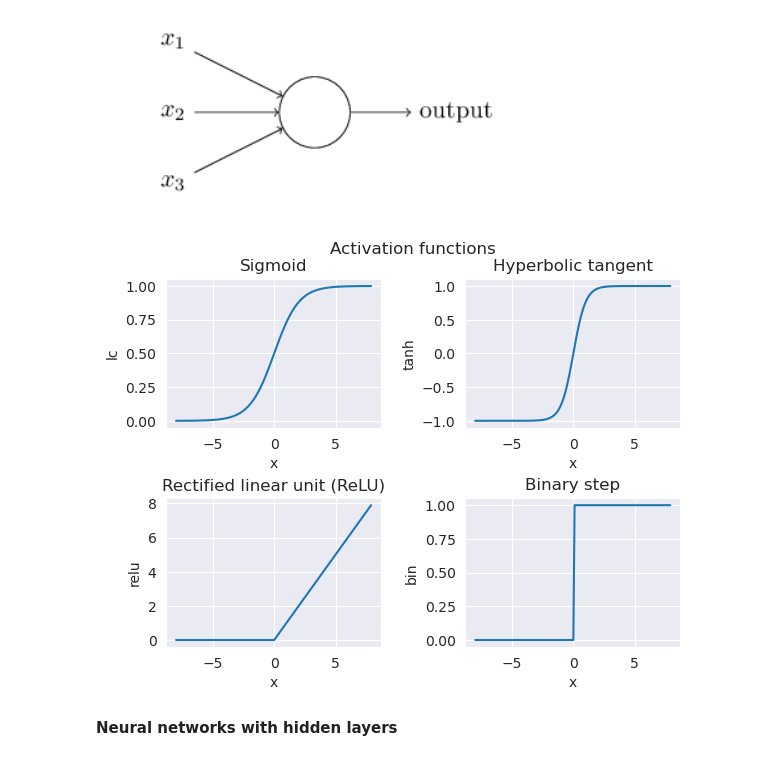
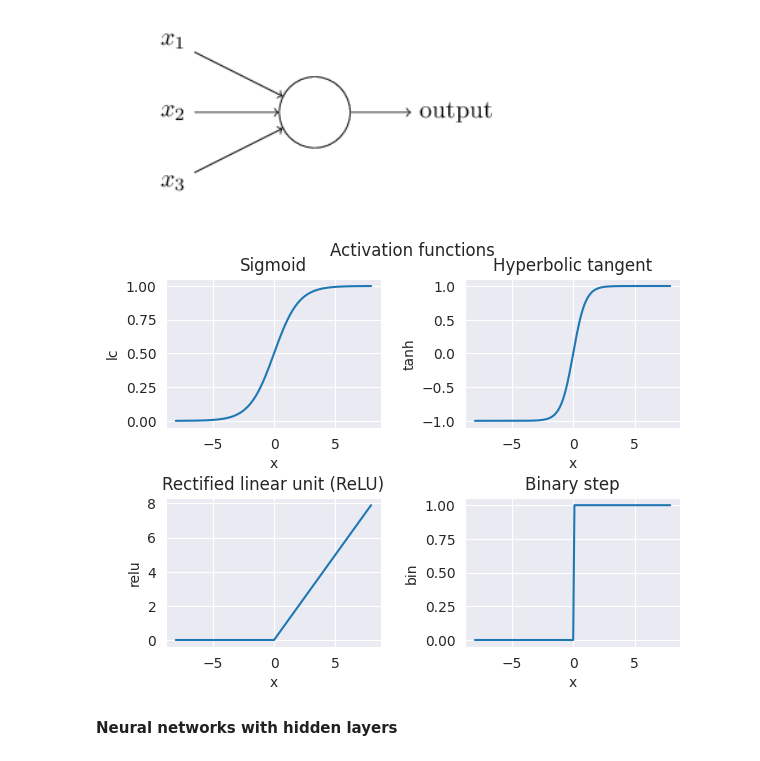
Before and after one commit to LUMC/EfDS, a Jupyter notebook: 13_ml/keras.ipynb, the cells around one changed output. Cells and saved outputs as stored; diff of their text form; code cells hidden in the pictures.

```diff
--- a/13_ml/keras.ipynb
+++ b/13_ml/keras.ipynb
@@ -26,13 +26,12 @@ $$
 with $f$ the `activation` function, e.g. `binary step`, `sigmoid`, `ReLU`, etc.
 # %% [markdown]
 ![image.png](embedded-picture-1)
-# %%
-#from ml_utils import Profile
-import ml_utils
-prf = ml_utils.Profile()
-prf.activations()
-# %% [output]
-[figure, removed]
+# %%
+import ml_utils3
+prf = ml_utils3.Profile()
+prf.activations()
+# %% [output]
+[figure, added]
 # %% [markdown]
 __Neural networks with hidden layers__
 # %% [markdown]
```
Also changed, not shown: parts of 29 cells of this notebook, 1 other file.
